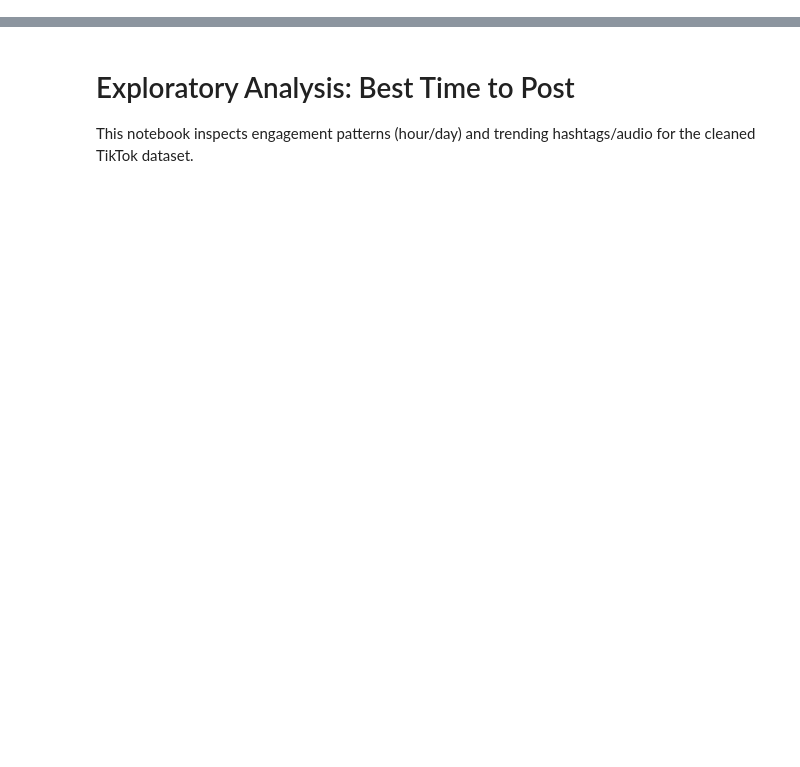
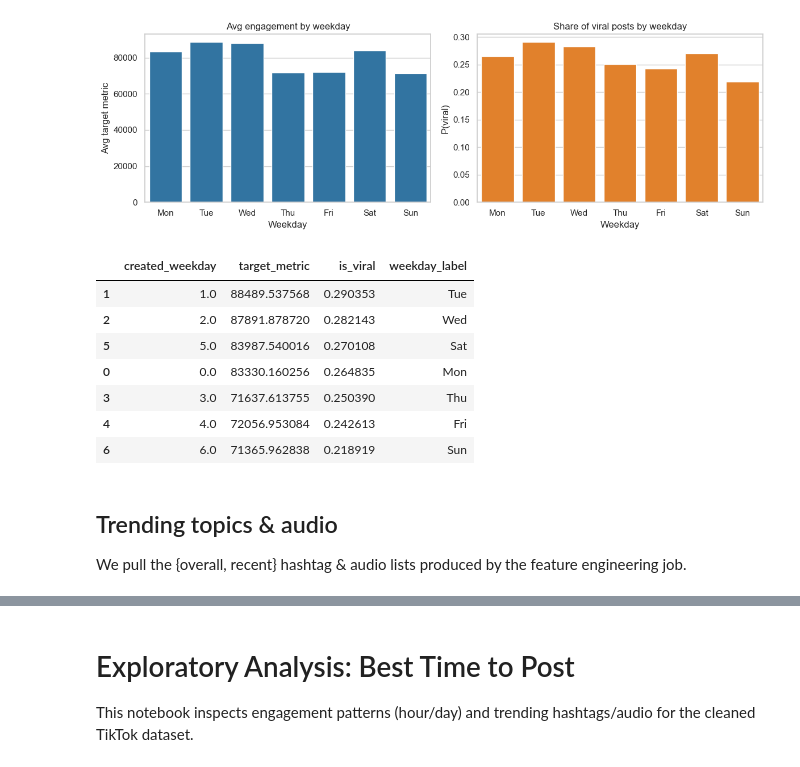
Before and after one commit to lander-geronimo/peak-content, a Jupyter notebook: notebooks/eda_best_time.ipynb, the cells around one changed output, grey strips where cells are left out. Drawn from its saved outputs; the diff is of its cells as text; code cells hidden in the pictures; blank space fills up the shorter version.

```diff
--- a/notebooks/eda_best_time.ipynb
+++ b/notebooks/eda_best_time.ipynb
@@ -0,0 +5,10 @@
+# %%
+from pathlib import Path
+import json
+
+import pandas as pd
+import seaborn as sns
+import matplotlib.pyplot as plt
+
+sns.set_theme(style="whitegrid")
+plt.rcParams["figure.figsize"] = (10, 4)
@@ -0,0 +78,42 @@
+# %%
+weekday_perf = (
+    features.groupby("created_weekday")[["target_metric", "is_viral"]]
+    .mean()
+    .reset_index()
+)
+weekday_perf["weekday_label"] = weekday_perf["created_weekday"].map(
+    {0: "Mon", 1: "Tue", 2: "Wed", 3: "Thu", 4: "Fri", 5: "Sat", 6: "Sun"}
+)
+
+fig, axes = plt.subplots(1, 2, figsize=(12, 4))
+sns.barplot(
+    data=weekday_perf, x="weekday_label", y="target_metric", color="#1f77b4", ax=axes[0]
+)
+axes[0].set_title("Avg engagement by weekday")
+axes[0].set_xlabel("Weekday")
+axes[0].set_ylabel("Avg target metric")
+
+sns.barplot(
+    data=weekday_perf, x="weekday_label", y="is_viral", color="#ff7f0e", ax=axes[1]
+)
+axes[1].set_title("Share of viral posts by weekday")
+axes[1].set_xlabel("Weekday")
+axes[1].set_ylabel("P(viral)")
+plt.tight_layout()
+plt.show()
+
+weekday_perf.sort_values("is_viral", ascending=False)
+# %% [output]
+[figure, added]
+|  | created_weekday | target_metric | is_viral | weekday_label |
+| 1 | 1.0 | 88489.537568 | 0.290353 | Tue |
+| 2 | 2.0 | 87891.878720 | 0.282143 | Wed |
+| 5 | 5.0 | 83987.540016 | 0.270108 | Sat |
+| 0 | 0.0 | 83330.160256 | 0.264835 | Mon |
+| 3 | 3.0 | 71637.613755 | 0.250390 | Thu |
+| 4 | 4.0 | 72056.953084 | 0.242613 | Fri |
+| 6 | 6.0 | 71365.962838 | 0.218919 | Sun |
+# %% [markdown]
+## Trending topics & audio
+
+We pull the {overall, recent} hashtag & audio lists produced by the feature engineering job.
```
Also changed, not shown: parts of 15 cells of this notebook, 3 other files.
